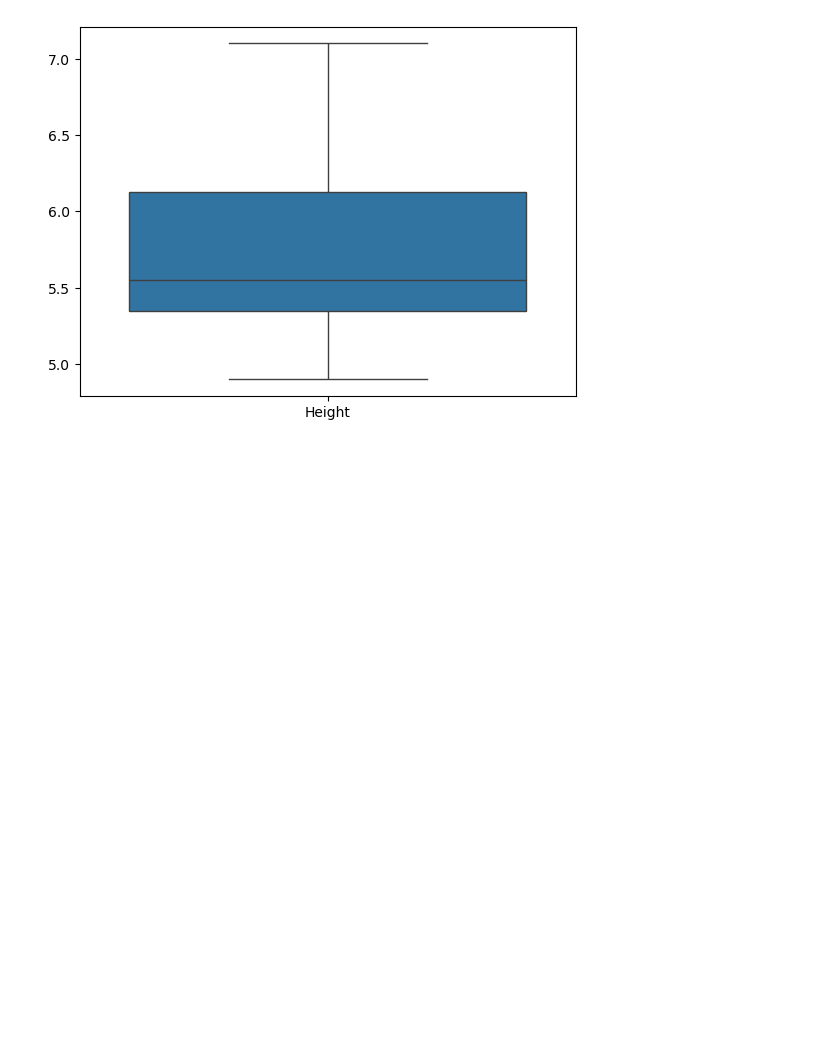
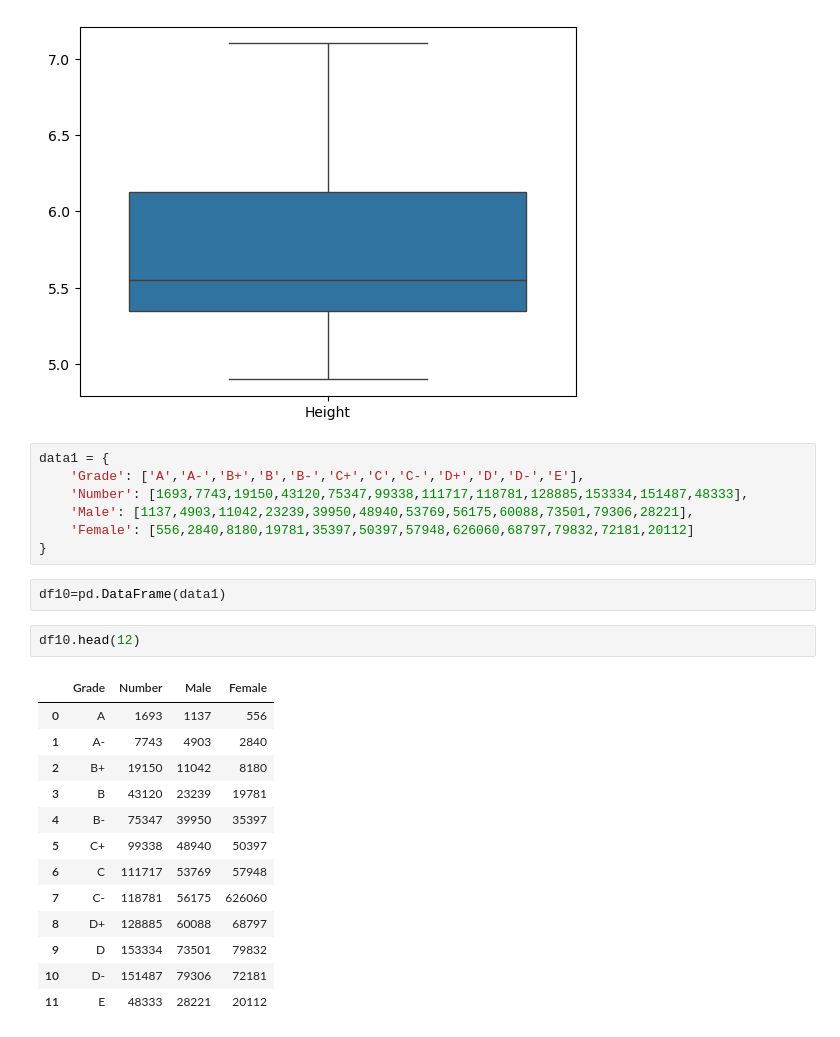
Before and after one commit to GichukiEdwin/Data-Analysis-Notebook, a Jupyter notebook: box_whisker_plots.ipynb, the cells around one changed output. Saved outputs shown, nothing was run; the diff lists cells and outputs as text; blank space fills up the shorter version.

```diff
--- a/box_whisker_plots.ipynb
+++ b/box_whisker_plots.ipynb
@@ -199,3 +233,28 @@ sns.boxplot(df2)
 # %% [output]
 <Axes: >
 [figure]
+# %%
+data1 = {
+    'Grade': ['A','A-','B+','B','B-','C+','C','C-','D+','D','D-','E'],
+    'Number': [1693,7743,19150,43120,75347,99338,111717,118781,128885,153334,151487,48333],
+    'Male': [1137,4903,11042,23239,39950,48940,53769,56175,60088,73501,79306,28221],
+    'Female': [556,2840,8180,19781,35397,50397,57948,626060,68797,79832,72181,20112]
+}
+# %%
+df10=pd.DataFrame(data1)
+# %%
+df10.head(12)
+# %% [output]
+|  | Grade | Number | Male | Female |
+| 0 | A | 1693 | 1137 | 556 |
+| 1 | A- | 7743 | 4903 | 2840 |
+| 2 | B+ | 19150 | 11042 | 8180 |
+| 3 | B | 43120 | 23239 | 19781 |
+| 4 | B- | 75347 | 39950 | 35397 |
+| 5 | C+ | 99338 | 48940 | 50397 |
+| 6 | C | 111717 | 53769 | 57948 |
+| 7 | C- | 118781 | 56175 | 626060 |
+| 8 | D+ | 128885 | 60088 | 68797 |
+| 9 | D | 153334 | 73501 | 79832 |
+| 10 | D- | 151487 | 79306 | 72181 |
+| 11 | E | 48333 | 28221 | 20112 |
```
Also changed, not shown: parts of 6 cells of this notebook, 17 other files.
